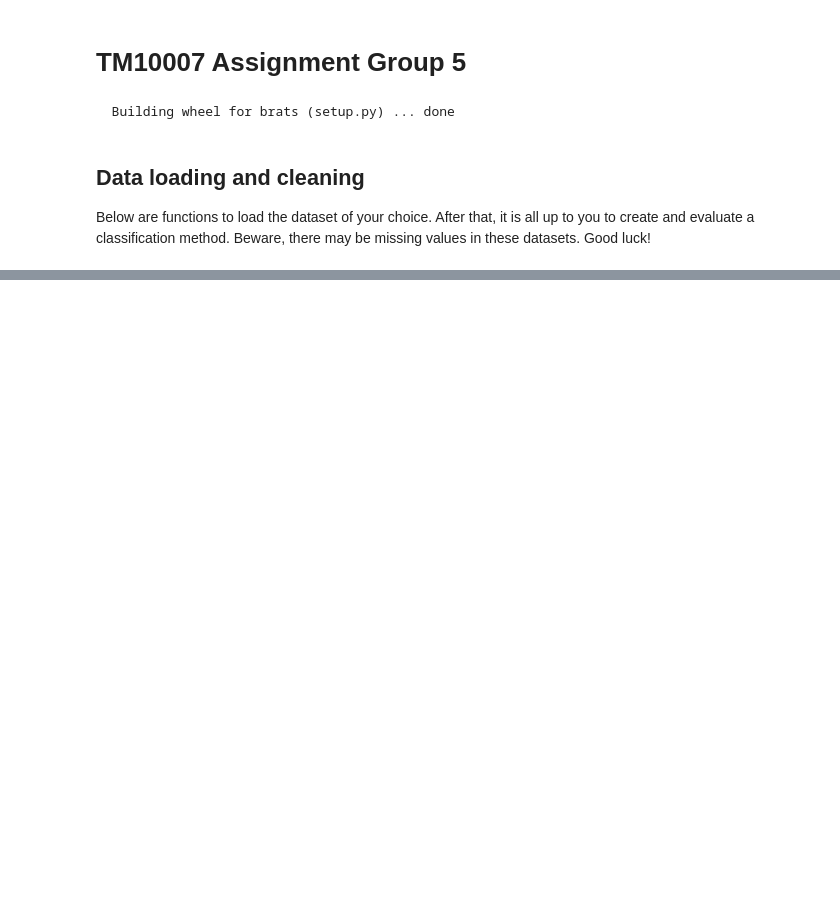
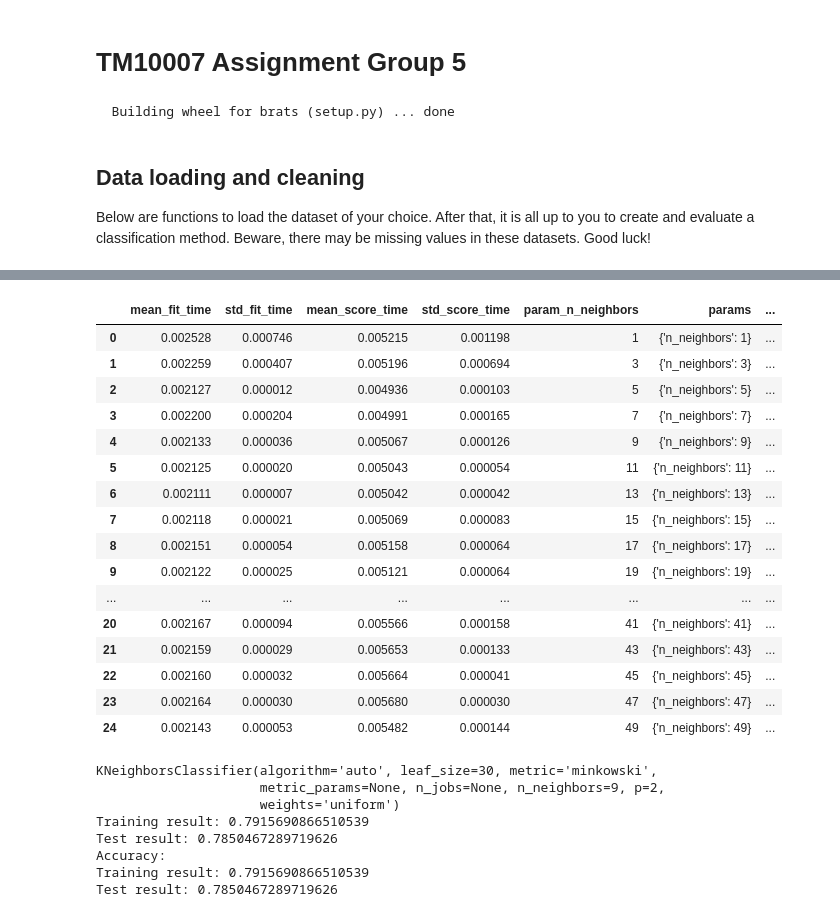
Before and after one commit to annawalstra/TM10007_Group5, a Jupyter notebook: assignment.ipynb, the cells around one changed output, grey strips where cells are left out. Saved outputs shown, nothing was run; the diff lists cells and outputs as text; code cells hidden in the pictures; blank space fills up the shorter version.

```diff
--- a/assignment.ipynb
+++ b/assignment.ipynb
@@ -39,0 +90,59 @@ The number of columns: 263
+# %%
+# Create a grid search to find the optimal k using a gridsearch and 10-fold cross validation
+# Specify the classifier
+knn = neighbors.KNeighborsClassifier()
+parameters = {"n_neighbors": list(range(1, 51, 2))}
+cv_10fold = model_selection.StratifiedKFold(n_splits=10)
+grid_search = model_selection.GridSearchCV(knn, parameters, cv=cv_10fold, scoring='accuracy')
+grid_search.fit(X_train_pca, Y_train)
+# Show the complete results of the cross validation
+display(pd.DataFrame(grid_search.cv_results_))
+
+
+# # Fit kNN
+# Get resulting classifier
+print(grid_search.best_estimator_)
+#print(f'Best classifier: k={clf.n_neighbors}')
+clf = neighbors.KNeighborsClassifier(n_neighbors=21)
+clf.fit(X_train_pca, Y_train)
+score_train = clf.score(X_train_pca, Y_train)
+score_test = clf.score(X_test_pca, Y_test)
+
+# Get the accuracy
+y_pred = clf.predict(X_train_pca)
+acc_train=metrics.accuracy_score(Y_train, y_pred)
+y_pred = clf.predict(X_test_pca)
+acc_test=metrics.accuracy_score(Y_test, y_pred)
+
+# Print result
+print(f"Training result: {score_train}")
+print(f"Test result: {score_test}")
+print(f"Accuracy:")
+print(f"Training result: {acc_train}")
+print(f"Test result: {acc_test}")
+# %% [output]
+|  | mean_fit_time | std_fit_time | mean_score_time | std_score_time | param_n_neighbors | params | ... |
+| 0 | 0.002528 | 0.000746 | 0.005215 | 0.001198 | 1 | {'n_neighbors': 1} | ... |
+| 1 | 0.002259 | 0.000407 | 0.005196 | 0.000694 | 3 | {'n_neighbors': 3} | ... |
+| 2 | 0.002127 | 0.000012 | 0.004936 | 0.000103 | 5 | {'n_neighbors': 5} | ... |
+| 3 | 0.002200 | 0.000204 | 0.004991 | 0.000165 | 7 | {'n_neighbors': 7} | ... |
+| 4 | 0.002133 | 0.000036 | 0.005067 | 0.000126 | 9 | {'n_neighbors': 9} | ... |
+| 5 | 0.002125 | 0.000020 | 0.005043 | 0.000054 | 11 | {'n_neighbors': 11} | ... |
+| 6 | 0.002111 | 0.000007 | 0.005042 | 0.000042 | 13 | {'n_neighbors': 13} | ... |
+| 7 | 0.002118 | 0.000021 | 0.005069 | 0.000083 | 15 | {'n_neighbors': 15} | ... |
+| 8 | 0.002151 | 0.000054 | 0.005158 | 0.000064 | 17 | {'n_neighbors': 17} | ... |
+| 9 | 0.002122 | 0.000025 | 0.005121 | 0.000064 | 19 | {'n_neighbors': 19} | ... |
+| ... | ... | ... | ... | ... | ... | ... | ... |
+| 20 | 0.002167 | 0.000094 | 0.005566 | 0.000158 | 41 | {'n_neighbors': 41} | ... |
+| 21 | 0.002159 | 0.000029 | 0.005653 | 0.000133 | 43 | {'n_neighbors': 43} | ... |
+| 22 | 0.002160 | 0.000032 | 0.005664 | 0.000041 | 45 | {'n_neighbors': 45} | ... |
+| 23 | 0.002164 | 0.000030 | 0.005680 | 0.000030 | 47 | {'n_neighbors': 47} | ... |
+| 24 | 0.002143 | 0.000053 | 0.005482 | 0.000144 | 49 | {'n_neighbors': 49} | ... |
+KNeighborsClassifier(algorithm='auto', leaf_size=30, metric='minkowski',
+                     metric_params=None, n_jobs=None, n_neighbors=9, p=2,
+                     weights='uniform')
+Training result: 0.7915690866510539
+Test result: 0.7850467289719626
+Accuracy:
+Training result: 0.7915690866510539
+Test result: 0.7850467289719626
```
Also changed, not shown: parts of 4 cells of this notebook.
